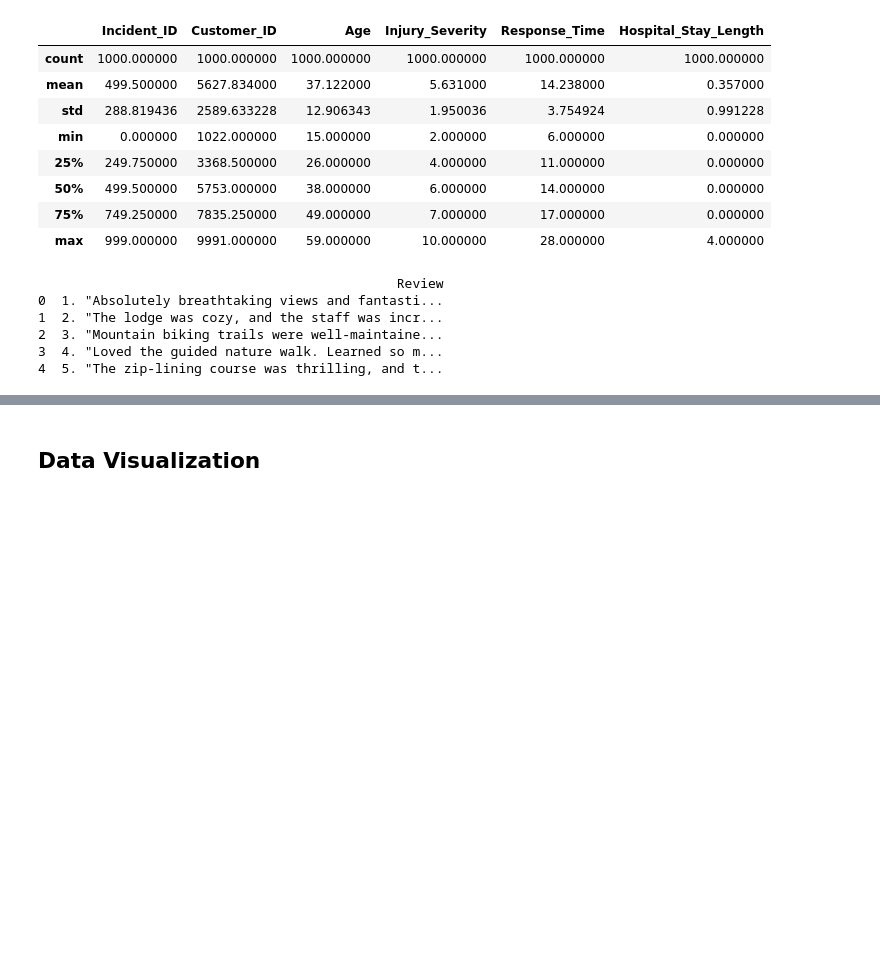
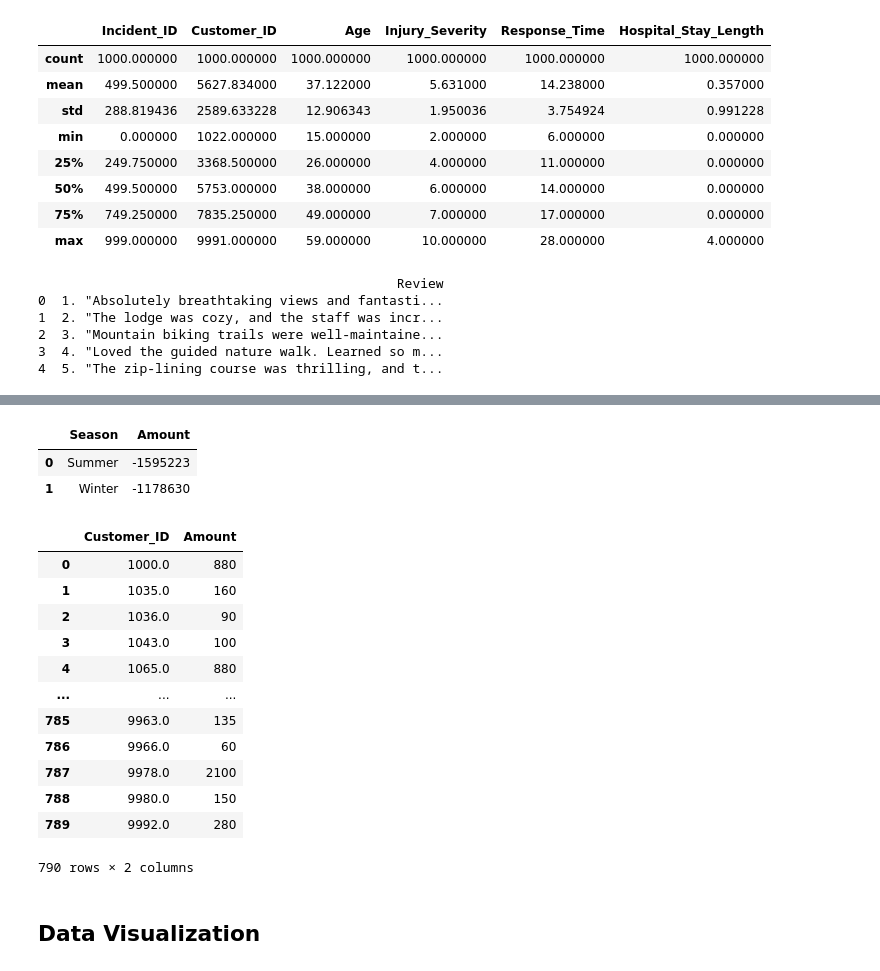
Before and after one commit to Vondent/UBC-Bolt-2025, a Jupyter notebook: ubc-bolt-2025.ipynb, the cells around one changed output, grey strips where cells are left out. Drawn from its saved outputs; the diff is of its cells as text; code cells hidden in the pictures; blank space fills up the shorter version.

```diff
--- a/ubc-bolt-2025.ipynb
+++ b/ubc-bolt-2025.ipynb
@@ -76,3 +187,25 @@ print(reviews_dat.head())
+# %%
+expense_dat.groupby(['Season'], as_index=False)['Amount'].sum()
+# %% [output]
+|  | Season | Amount |
+| 0 | Summer | -1595223 |
+| 1 | Winter | -1178630 |
+# %%
+expense_dat.groupby(['Customer_ID'], as_index=False)['Amount'].sum()
+# %% [output]
+|  | Customer_ID | Amount |
+| 0 | 1000.0 | 880 |
+| 1 | 1035.0 | 160 |
+| 2 | 1036.0 | 90 |
+| 3 | 1043.0 | 100 |
+| 4 | 1065.0 | 880 |
+| ... | ... | ... |
+| 785 | 9963.0 | 135 |
+| 786 | 9966.0 | 60 |
+| 787 | 9978.0 | 2100 |
+| 788 | 9980.0 | 150 |
+| 789 | 9992.0 | 280 |
+790 rows × 2 columns
 # %% [markdown]
 ## Data Visualization
 # %%
```
Also changed, not shown: parts of 12 cells of this notebook.
